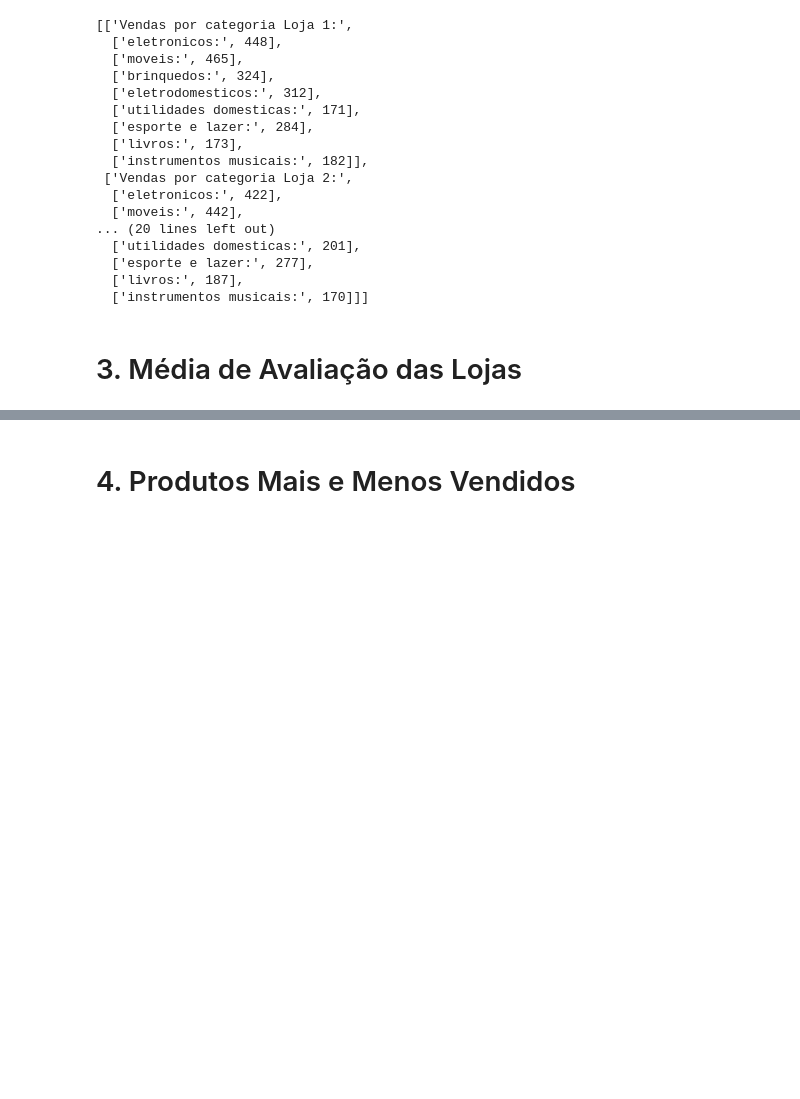
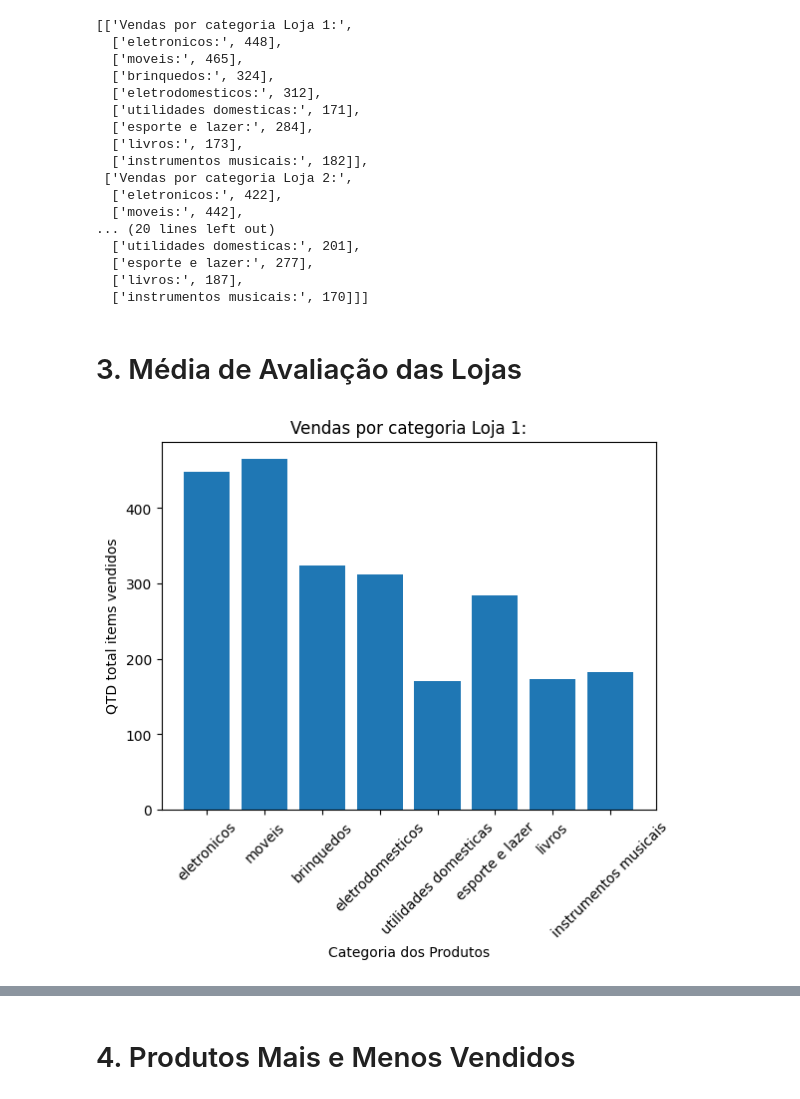
Before and after one commit to Megalonnix/ChallengeAluraStore, a Jupyter notebook: AluraStoreBr.ipynb, the cells around one changed output, grey strips where cells are left out. Cells and saved outputs as stored; diff of their text form; code cells hidden in the pictures; blank space fills up the shorter version.

```diff
--- a/AluraStoreBr.ipynb
+++ b/AluraStoreBr.ipynb
@@ -163,3 +163,31 @@ contagem_Global_Vendas_Por_Categoria
   ['instrumentos musicais:', 170]]]
 # %% [markdown]
 # 3. Média de Avaliação das Lojas
+# %%
+# import matplotlib.pyplot as plt
+
+# categorias = ['a','b','c','d','e','f','g']
+# valores = [10,20,10,30,90,23,78]
+
+# plt.bar(categorias, valores)
+
+def getCategoriasProds():
+  return [categoria for categoria in info_categorias['categorias']]
+
+def extrairQtdVendasLoja(numLoja = None):
+  dados_loja = getQtdVendasPorCtgNaLoja(numLoja)
+  return [dados_loja[idx][1] for idx in range(len(dados_loja)) if idx > 0]
+# %%
+import matplotlib.pylab as plt
+
+categorias = getCategoriasProds()
+valores = extrairQtdVendasLoja()
+
+plt.title('Vendas por categoria Loja 1:')
+plt.xlabel('Categoria dos Produtos')
+plt.ylabel('QTD total items vendidos')
+plt.bar(categorias, valores)
+plt.xticks(rotation=45)
+plt.show()
+# %% [output]
+[figure, added]
```
Also changed, not shown: parts of 1 cell of this notebook.
